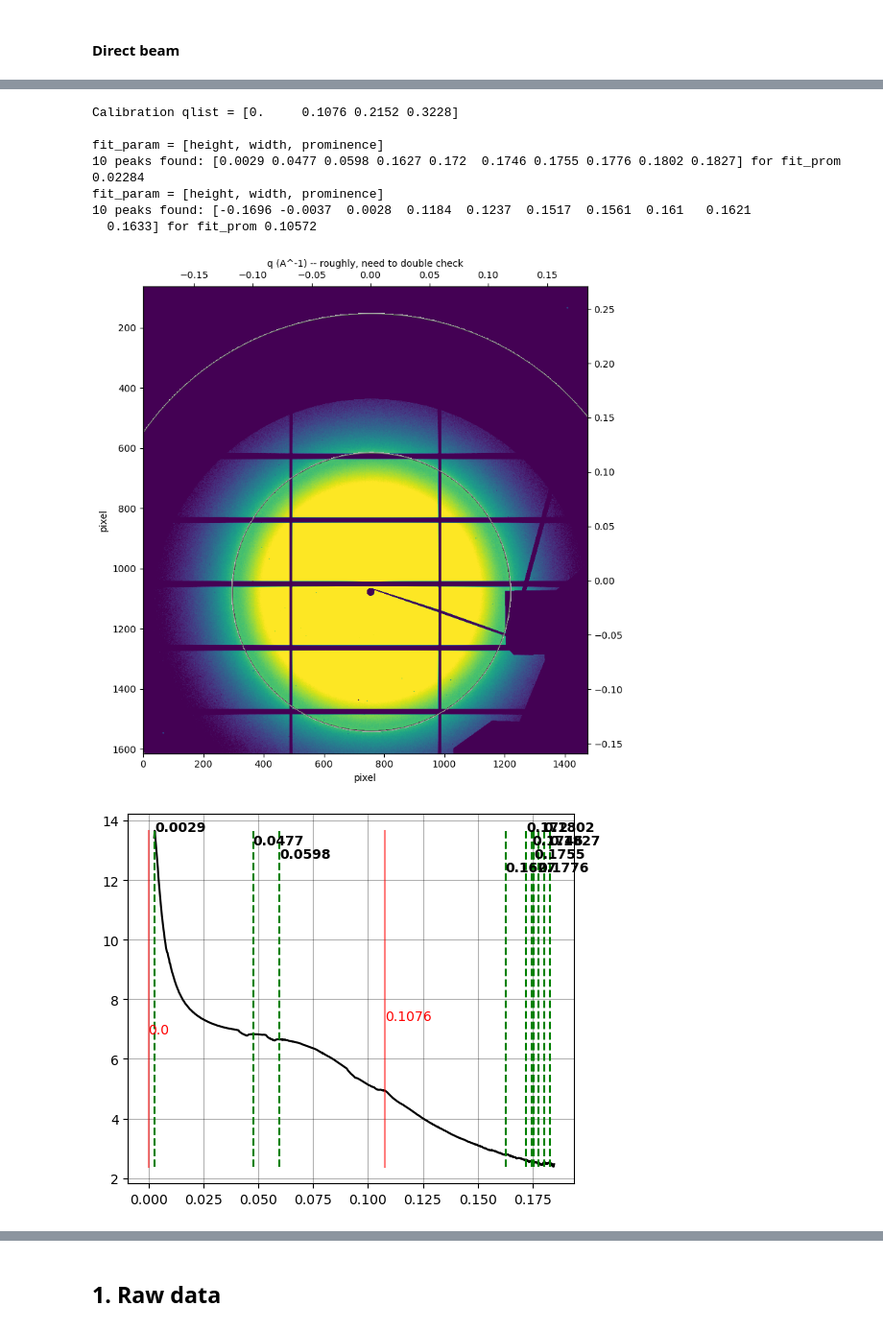
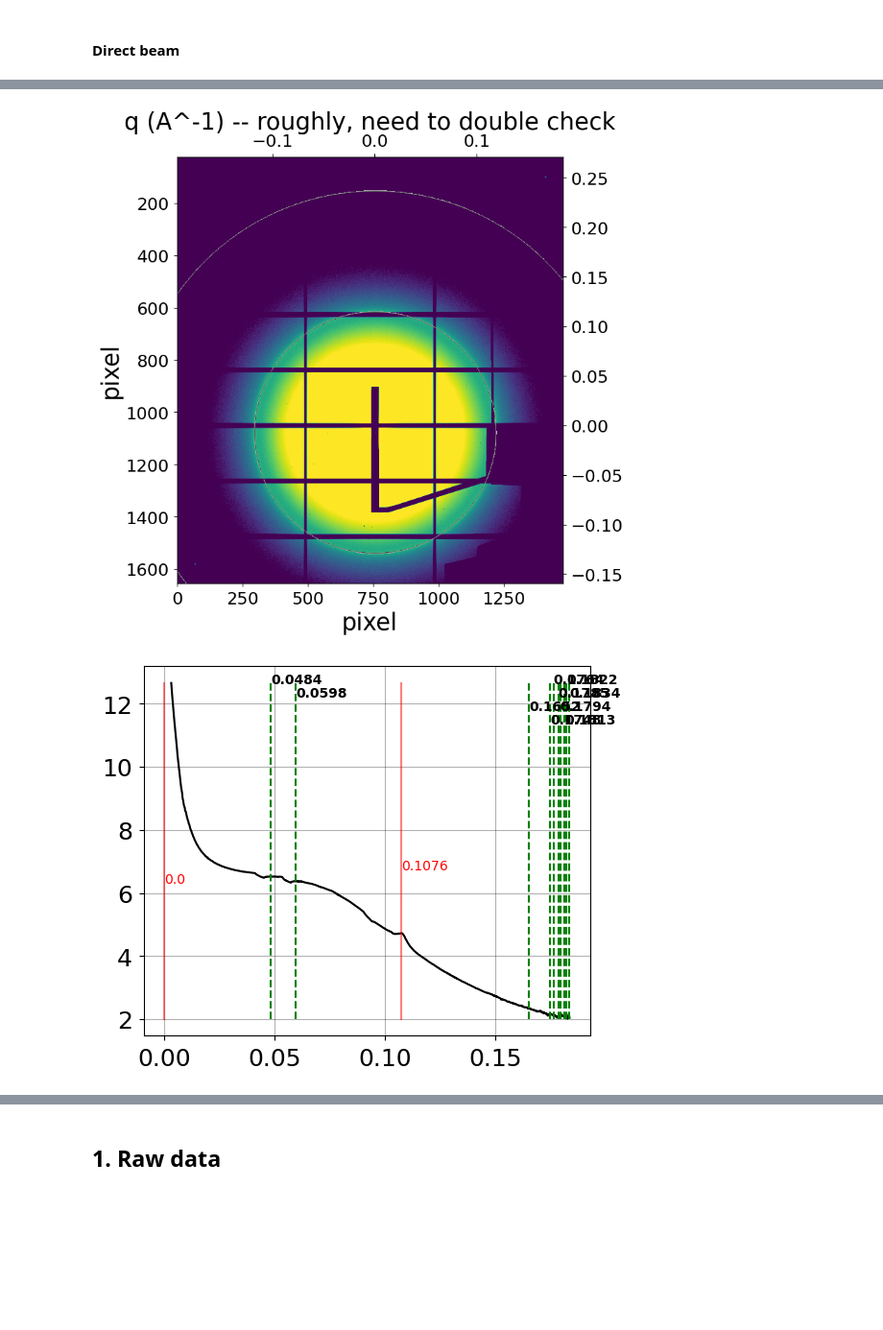
Before and after one commit to CFN-softbio/SciAnalysis, a Jupyter notebook: examples/beamlines/NSLSII_11BM_CMS/UShell/SciAnalysis_Basic_v1_SAXS.ipynb, the cells around one changed output, grey strips where cells are left out. Shown at 96% size. Saved outputs shown, nothing was run; the diff lists cells and outputs as text; code cells hidden in the pictures; blank space fills up the shorter version.

```diff
--- a/examples/beamlines/NSLSII_11BM_CMS/UShell/SciAnalysis_Basic_v1_SAXS.ipynb
+++ b/examples/beamlines/NSLSII_11BM_CMS/UShell/SciAnalysis_Basic_v1_SAXS.ipynb
@@ -88,27 +92,28 @@ Energy, beam center, SD distance
 # %%
-EXPR_DIR = '/nsls2/data/cms/legacy/xf11bm/data/2023_2/CKe/'
+EXPR_DIR = '/nsls2/data/cms/legacy/xf11bm/data/2023_2/GDoerk3/'
 exp = Experiment.experiment('Ag', folder=EXPR_DIR, det='saxs', beamline='None') ##Experiment name: rbitrary or related to the sample name
-pattern = 'Ag*5m*10.00*'
+pattern = 'Ag*10.00*'
 
-exp.defFiles(fn=pattern, verbose=1)
-infiles = exp.dict['rawinfo']['filename']
-Nfiles = len(infiles)
+load_custom_mask = 1
+custom_mask = EXPR_DIR+'saxs/analysis/mask_5m_saxs.png'
 
-if 1: #SAXS
-    calibration = Calibration(wavelength_A=0.9184) # 13.5 keV
-    calibration.set_image_size(1475, height=1679) # Pilatus2M
-    calibration.set_pixel_size(pixel_size_um=172.0)
 
-    calibration.set_beam_position(757, 1679-601) # SAXSx -65, SAXSy -73
-    calibration.set_distance(5.05)
+### Specify beam positions, distance, etc
+calibration = Calibration(wavelength_A=0.9184) # 13.5 keV
+calibration.set_image_size(1475, height=1679) # Pilatus2M
+calibration.set_pixel_size(pixel_size_um=172.0)
 
-    mask_dir = SciAnalysis_PATH + '/SciAnalysis/XSAnalysis/masks/'
-    if 1: #flag_stitch
-        mask = Mask(mask_dir+'Dectris/Pilatus2M_vertical_gaps-mask.png')
-    else:
-        mask = Mask(mask_dir+'Dectris/Pilatus2M_gaps-mask.png')
+calibration.set_beam_position(757, 1679-601) # SAXSx -65, SAXSy -73
+calibration.set_distance(5.05)
 
-    mask.load(EXPR_DIR+'saxs/analysis/mask_saxs.png')
+mask_dir = SciAnalysis_PATH + '/SciAnalysis/XSAnalysis/masks/'
+if 1: #flag_stitch
+    mask = Mask(mask_dir+'Dectris/Pilatus2M_vertical_gaps-mask.png')
+else:
+    mask = Mask(mask_dir+'Dectris/Pilatus2M_gaps-mask.png')
+
+if load_custom_mask:
+    mask.load(custom_mask)
 
 
 load_args = { 'calibration' : calibration,
@@ -120,14 +125,15 @@ run_args = { 'verbosity' : 3,
            }
 process = Protocols.ProcessorXS(load_args=load_args, run_args=run_args)
 
-### Analysis for the FIRST file
-protocols = ['circular_average']
+### Load & analyze the One file
+exp.defFiles(fn=pattern, verbose=1)
 det = exp.dict['expinfo']['det']
 folder = exp.dict['expinfo']['folder']
-infile_fullpath = folder+'/'+det+'/raw/'+exp.dict['rawinfo']['filename'][0]+'_'+det+'.tiff'
+infile_fullpath = folder+'/'+det+'/raw/'+exp.dict['rawinfo']['filename'][-1]+'_'+det+'.tiff'
+
 data = process.load(infile_fullpath, calibration=calibration, mask=mask, run_args=run_args)
 circular_average_0 = data.circular_average_q_bin(error=False)
-linecut_qr_0 = data.linecut_qr(qz=0, dq=0.002*10)
+linecut_qr_0 = data.linecut_qr(qz=0.025, dq=0.02) #(qz=0, dq=0.002*10)
 
 ### Save to PNG for defining mask in GIMP
 output_dir = folder+'/'+det+'/analysis/calibration_check/'
@@ -180,7 +186,7 @@ for q in qlist:
 if 1:
     flag_log = 1
     for ii, line in enumerate([circular_average_0, linecut_qr_0]):
-        plt.figure(ii+2, figsize=(6,5)); plt.clf()
+        plt.figure(ii+2, figsize=(10,6)); plt.clf()
         q_peaks = Tools.plot_peaks(line, N_peaks_find = 10, fit_param=[0, 1, 0.01], flag_log=flag_log, line_color='k', label_color='g', roundup=4, verbose=1)  #Tools.rand_color(0.5, 0.8)
 
         y_range = [np.min(line.y), np.max(line.y)]
@@ -195,9 +209,2 @@ Loaded 2 files.
-Calibration qlist = [0.     0.1076 0.2152 0.3228]
-
-fit_param = [height, width, prominence]
-10 peaks found: [0.0029 0.0477 0.0598 0.1627 0.172  0.1746 0.1755 0.1776 0.1802 0.1827] for fit_prom 0.02284
-fit_param = [height, width, prominence]
-10 peaks found: [-0.1696 -0.0037  0.0028  0.1184  0.1237  0.1517  0.1561  0.161   0.1621
-  0.1633] for fit_prom 0.10572
-[figure, old version]
+[figure, new version]
-[figure, old version]
+[figure, new version]
```
Also changed, not shown: parts of 15 cells of this notebook, 2 other files.
